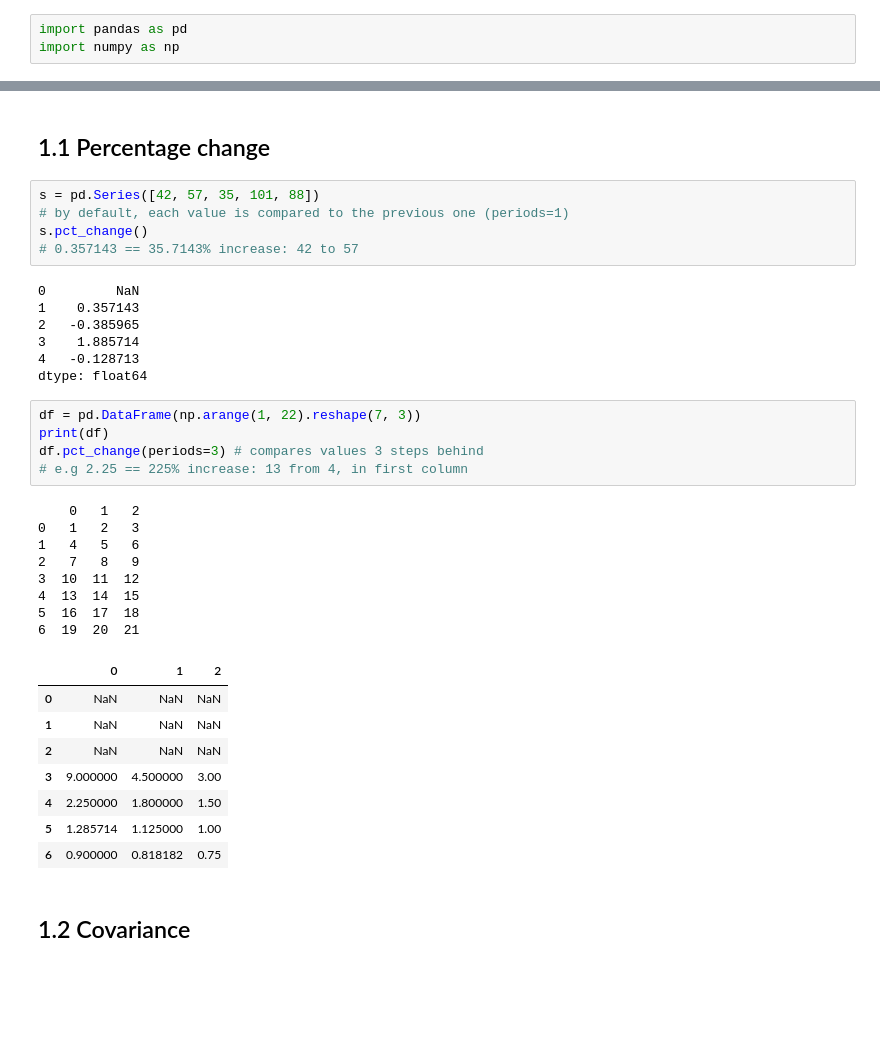
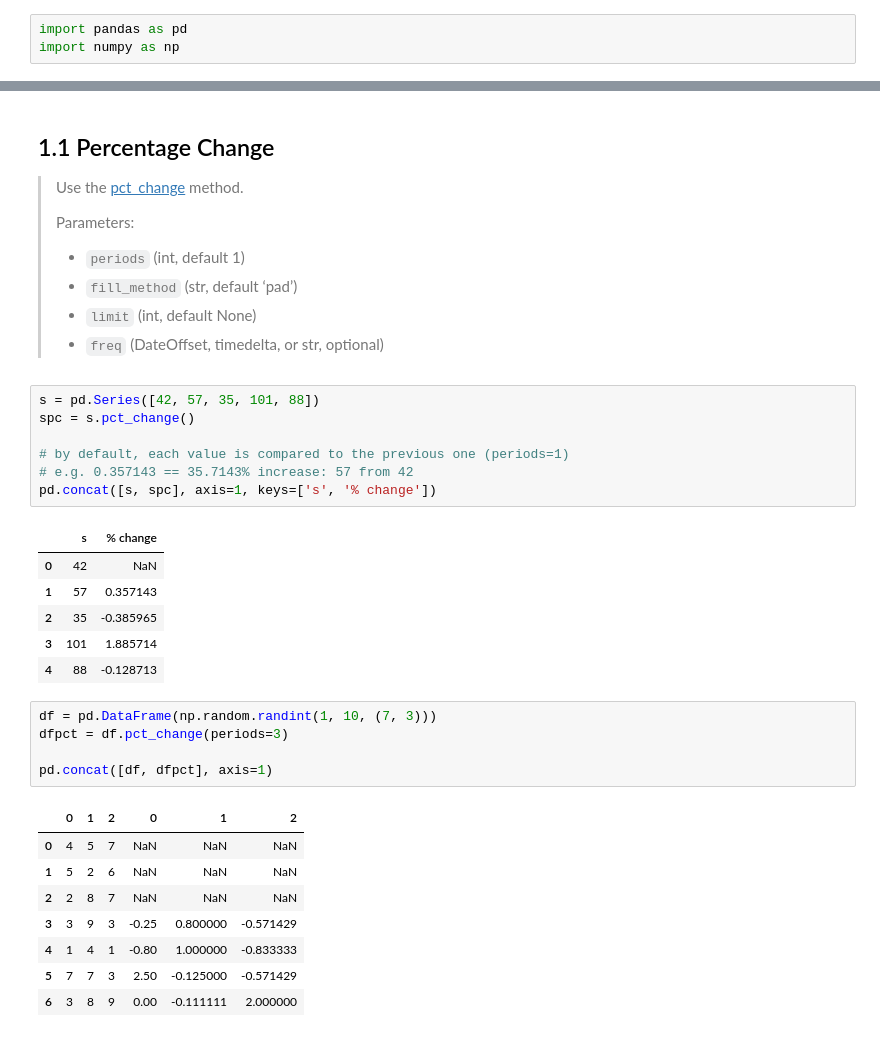
Before and after one commit to Tim-Abwao/learning-pandas, a Jupyter notebook: Going through the User Guide/Computational tools.ipynb, the cells around one changed output, grey strips where cells are left out. Drawn from its saved outputs; the diff is of its cells as text; blank space fills up the shorter version.

```diff
--- a/Going through the User Guide/Computational tools.ipynb
+++ b/Going through the User Guide/Computational tools.ipynb
@@ -8,38 +8,40 @@ import numpy as np
-# %% [markdown]
-## 1.1 Percentage change
+# %% [markdown]
+## 1.1 Percentage Change
+
+>Use the [pct_change][1] method.
+>
+>Parameters:
+>- `periods` (int, default 1)
+>- `fill_method` (str, default ‘pad’)
+>- `limit` (int, default None)
+>- `freq` (DateOffset, timedelta, or str, optional)
+
+[1]: https://pandas.pydata.org/docs/reference/api/pandas.DataFrame.pct_change.html#pandas-dataframe-pct-change
 # %%
 s = pd.Series([42, 57, 35, 101, 88])
+spc = s.pct_change()
+
 # by default, each value is compared to the previous one (periods=1)
-s.pct_change()
-# 0.357143 == 35.7143% increase: 42 to 57
+# e.g. 0.357143 == 35.7143% increase: 57 from 42
+pd.concat([s, spc], axis=1, keys=['s', '% change'])
 # %% [output]
-0         NaN
-1    0.357143
-2   -0.385965
-3    1.885714
-4   -0.128713
-dtype: float64
+|  | s | % change |
+| 0 | 42 | NaN |
+| 1 | 57 | 0.357143 |
+| 2 | 35 | -0.385965 |
+| 3 | 101 | 1.885714 |
+| 4 | 88 | -0.128713 |
-# %%
-df = pd.DataFrame(np.arange(1, 22).reshape(7, 3))
-print(df)
-df.pct_change(periods=3) # compares values 3 steps behind
-# e.g 2.25 == 225% increase: 13 from 4, in first column
-# %% [output]
-    0   1   2
-0   1   2   3
-1   4   5   6
-2   7   8   9
-3  10  11  12
-4  13  14  15
-5  16  17  18
-6  19  20  21
-|  | 0 | 1 | 2 |
-| 0 | NaN | NaN | NaN |
-| 1 | NaN | NaN | NaN |
-| 2 | NaN | NaN | NaN |
-| 3 | 9.000000 | 4.500000 | 3.00 |
-| 4 | 2.250000 | 1.800000 | 1.50 |
-| 5 | 1.285714 | 1.125000 | 1.00 |
-| 6 | 0.900000 | 0.818182 | 0.75 |
-# %% [markdown]
-## 1.2 Covariance
+# %%
+df = pd.DataFrame(np.random.randint(1, 10, (7, 3)))
+dfpct = df.pct_change(periods=3)
+
+pd.concat([df, dfpct], axis=1)
+# %% [output]
+|  | 0 | 1 | 2 | 0 | 1 | 2 |
+| 0 | 4 | 5 | 7 | NaN | NaN | NaN |
+| 1 | 5 | 2 | 6 | NaN | NaN | NaN |
+| 2 | 2 | 8 | 7 | NaN | NaN | NaN |
+| 3 | 3 | 9 | 3 | -0.25 | 0.800000 | -0.571429 |
+| 4 | 1 | 4 | 1 | -0.80 | 1.000000 | -0.833333 |
+| 5 | 7 | 7 | 3 | 2.50 | -0.125000 | -0.571429 |
+| 6 | 3 | 8 | 9 | 0.00 | -0.111111 | 2.000000 |
```
Also changed, not shown: parts of 67 cells of this notebook.
